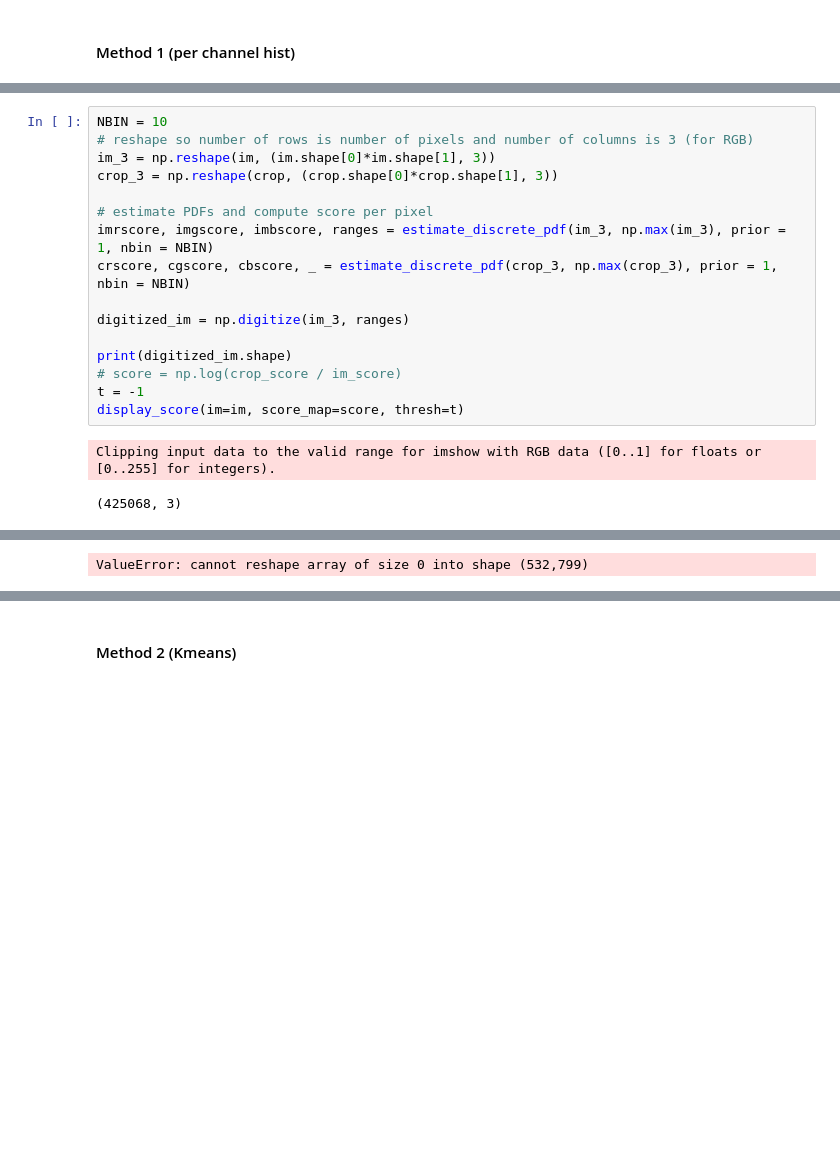
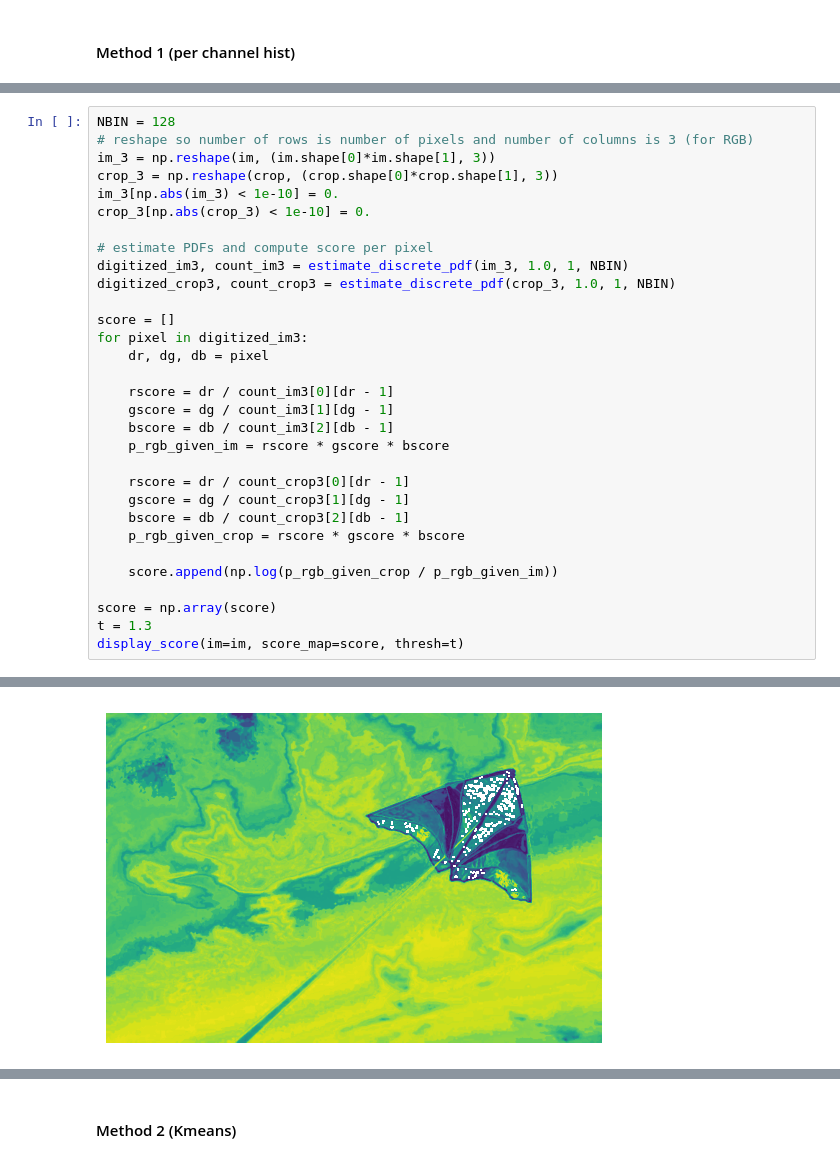
Before and after one commit to Slijeff/cs441, a Jupyter notebook: hw3/CS441_SP24_HW3_Starter.ipynb, the cells around one changed output, grey strips where cells are left out. Saved outputs shown, nothing was run; the diff lists cells and outputs as text; blank space fills up the shorter version.

```diff
--- a/hw3/CS441_SP24_HW3_Starter.ipynb
+++ b/hw3/CS441_SP24_HW3_Starter.ipynb
@@ -91,23 +80,36 @@ def estimate_discrete_pdf(values, nvalues, prior=1, nbin = 10):
 
 # TO DO
 # %%
-NBIN = 10
+NBIN = 128
 # reshape so number of rows is number of pixels and number of columns is 3 (for RGB)
 im_3 = np.reshape(im, (im.shape[0]*im.shape[1], 3))
 crop_3 = np.reshape(crop, (crop.shape[0]*crop.shape[1], 3))
+im_3[np.abs(im_3) < 1e-10] = 0.
+crop_3[np.abs(crop_3) < 1e-10] = 0.
 
 # estimate PDFs and compute score per pixel
-imrscore, imgscore, imbscore, ranges = estimate_discrete_pdf(im_3, np.max(im_3), prior = 1, nbin = NBIN)
-crscore, cgscore, cbscore, _ = estimate_discrete_pdf(crop_3, np.max(crop_3), prior = 1, nbin = NBIN)
+digitized_im3, count_im3 = estimate_discrete_pdf(im_3, 1.0, 1, NBIN)
+digitized_crop3, count_crop3 = estimate_discrete_pdf(crop_3, 1.0, 1, NBIN)
 
-digitized_im = np.digitize(im_3, ranges)
+score = []
+for pixel in digitized_im3:
+    dr, dg, db = pixel
 
-print(digitized_im.shape)
-# score = np.log(crop_score / im_score)
-t = -1
+    rscore = dr / count_im3[0][dr - 1]
+    gscore = dg / count_im3[1][dg - 1]
+    bscore = db / count_im3[2][db - 1]
+    p_rgb_given_im = rscore * gscore * bscore
+
+    rscore = dr / count_crop3[0][dr - 1]
+    gscore = dg / count_crop3[1][dg - 1]
+    bscore = db / count_crop3[2][db - 1]
+    p_rgb_given_crop = rscore * gscore * bscore
+
+    score.append(np.log(p_rgb_given_crop / p_rgb_given_im))
+
+score = np.array(score)
+t = 1.3
 display_score(im=im, score_map=score, thresh=t)
 # %% [output]
-Clipping input data to the valid range for imshow with RGB data ([0..1] for floats or [0..255] for integers).
-(425068, 3)
 [figure]
-ValueError: cannot reshape array of size 0 into shape (532,799)
+[figure, added]
```
Also changed, not shown: parts of 9 cells of this notebook.
